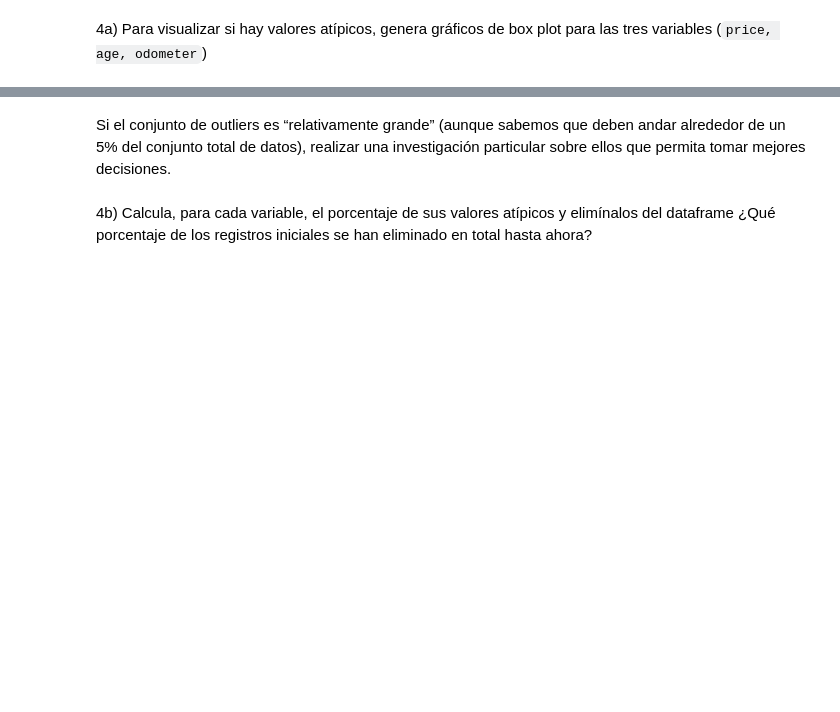
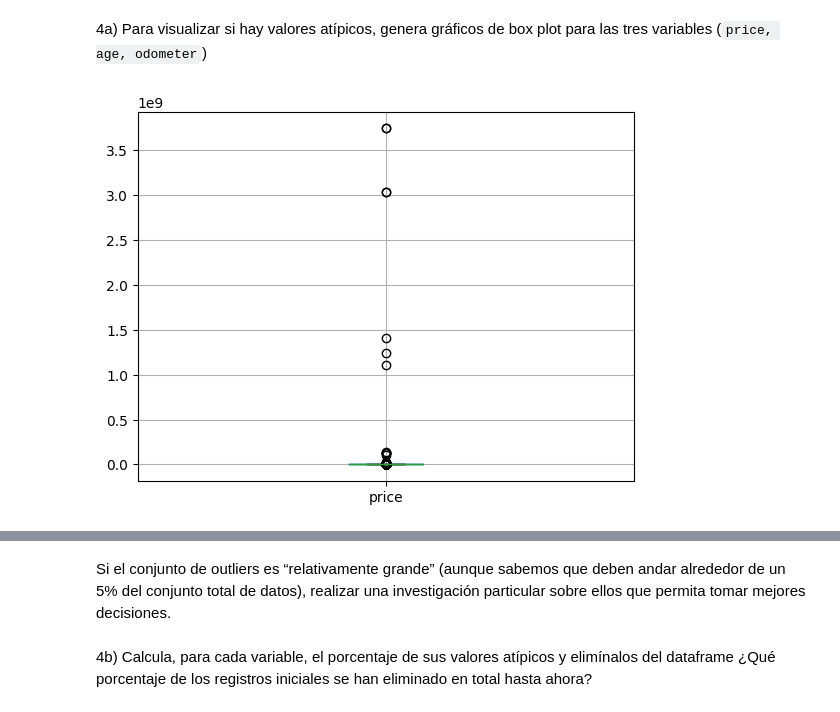
Before and after one commit to CarlosRochaCx/MNA, a Jupyter notebook: Actividad6FE.ipynb, the cells around one changed output, grey strips where cells are left out. Cells and saved outputs as stored; diff of their text form; code cells hidden in the pictures; blank space fills up the shorter version.

```diff
--- a/Actividad6FE.ipynb
+++ b/Actividad6FE.ipynb
@@ -100,2 +288,7 @@ https://medium.com/analytics-vidhya/how-to-deal-with-missing-values-in-data-set-
 # %% [markdown]
 4a) Para visualizar si hay valores atípicos, genera gráficos de box plot para las tres variables (`price, age, odometer`)
+# %%
+cars_df.boxplot(column=['price'])
+plt.show()
+# %% [output]
+[figure, added]
```
Also changed, not shown: parts of 33 cells of this notebook.
